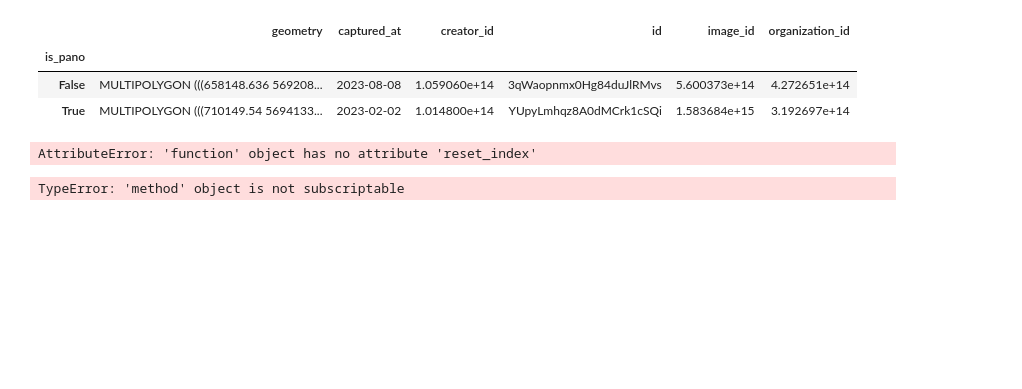
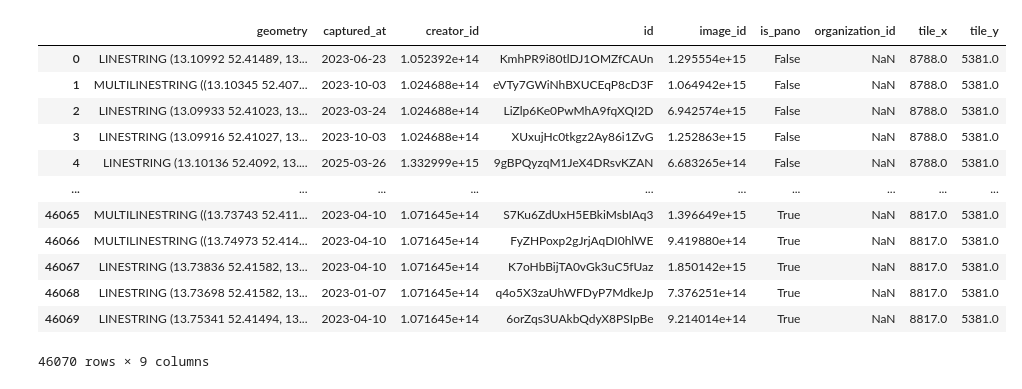
Before and after one commit to vizsim/mapillary_coverage, a Jupyter notebook: 2_create_buffer_coverage.ipynb, the cells around one changed output. Drawn from its saved outputs; the diff is of its cells as text; code cells hidden in the pictures; blank space fills up the shorter version.

Commit message:
cleaning up, new env and finally created csv output

```diff
--- a/2_create_buffer_coverage.ipynb
+++ b/2_create_buffer_coverage.ipynb
@@ -131,15 +6,0 @@ See also https://docs.dask.org/en/stable/best-practices.html#load-data-with-dask
-# %%
-buffered_diss
-# %% [output]
-|  | geometry | captured_at | creator_id | id | image_id | organization_id |
-| is_pano |  |  |  |  |  |  |
-| False | MULTIPOLYGON (((658148.636 569208... | 2023-08-08 | 1.059060e+14 | 3qWaopnmx0Hg84duJlRMvs | 5.600373e+14 | 4.272651e+14 |
-| True | MULTIPOLYGON (((710149.54 5694133... | 2023-02-02 | 1.014800e+14 | YUpyLmhqz8A0dMCrk1cSQi | 1.583684e+15 | 3.192697e+14 |
-# %%
-buffered_diss=buffered_diss.reset_index()
-# %% [output]
-AttributeError: 'function' object has no attribute 'reset_index'
-# %%
-buffered_diss[buffered_diss["is_pano"]==True].plot()
-# %% [output]
-TypeError: 'method' object is not subscriptable
@@ -145,0 +11,28 @@ TypeError: 'method' object is not subscriptable
+# %%
+#mapillary_coverage_23_bb = gpd.read_parquet("mapillary_coverage_23_bb.parquet")
+#mapillary_coverage_23_bb = gpd.read_parquet("mapillary_coverage_23_germany_2025-03-30.parquet")
+
+#mapillary_coverage = gpd.read_parquet("mapillary_coverage_alltime_berlin_2025-04-02.parquet")
+
+#mapillary_coverage = gpd.read_parquet("output_germany/mapillary_coverage_from23-01-01_germany_combined_output_full_april.parquet")
+
+mapillary_coverage = gpd.read_parquet("output_berlin_2025-05-10_combined/mapillary_coverage_from23-01-01_berlin_combined_output_full_2025-05-10.parquet")
+
+
+#mapillary_coverage_23_bb.plot()
+
+mapillary_coverage
+# %% [output]
+|  | geometry | captured_at | creator_id | id | image_id | is_pano | organization_id | tile_x | tile_y |
+| 0 | LINESTRING (13.10992 52.41489, 13... | 2023-06-23 | 1.052392e+14 | KmhPR9i80tlDJ1OMZfCAUn | 1.295554e+15 | False | NaN | 8788.0 | 5381.0 |
+| 1 | MULTILINESTRING ((13.10345 52.407... | 2023-10-03 | 1.024688e+14 | eVTy7GWiNhBXUCEqP8cD3F | 1.064942e+15 | False | NaN | 8788.0 | 5381.0 |
+| 2 | LINESTRING (13.09933 52.41023, 13... | 2023-03-24 | 1.024688e+14 | LiZlp6Ke0PwMhA9fqXQI2D | 6.942574e+15 | False | NaN | 8788.0 | 5381.0 |
+| 3 | LINESTRING (13.09916 52.41027, 13... | 2023-10-03 | 1.024688e+14 | XUxujHc0tkgz2Ay86i1ZvG | 1.252863e+15 | False | NaN | 8788.0 | 5381.0 |
+| 4 | LINESTRING (13.10136 52.4092, 13.... | 2025-03-26 | 1.332999e+15 | 9gBPQyzqM1JeX4DRsvKZAN | 6.683265e+14 | False | NaN | 8788.0 | 5381.0 |
+| ... | ... | ... | ... | ... | ... | ... | ... | ... | ... |
+| 46065 | MULTILINESTRING ((13.73743 52.411... | 2023-04-10 | 1.071645e+14 | S7Ku6ZdUxH5EBkiMsbIAq3 | 1.396649e+15 | True | NaN | 8817.0 | 5381.0 |
+| 46066 | MULTILINESTRING ((13.74973 52.414... | 2023-04-10 | 1.071645e+14 | FyZHPoxp2gJrjAqDI0hlWE | 9.419880e+14 | True | NaN | 8817.0 | 5381.0 |
+| 46067 | LINESTRING (13.73836 52.41582, 13... | 2023-04-10 | 1.071645e+14 | K7oHbBijTA0vGk3uC5fUaz | 1.850142e+15 | True | NaN | 8817.0 | 5381.0 |
+| 46068 | LINESTRING (13.73698 52.41582, 13... | 2023-01-07 | 1.071645e+14 | q4o5X3zaUhWFDyP7MdkeJp | 7.376251e+14 | True | NaN | 8817.0 | 5381.0 |
+| 46069 | LINESTRING (13.75341 52.41494, 13... | 2023-04-10 | 1.071645e+14 | 6orZqs3UAkbQdyX8PSIpBe | 9.214014e+14 | True | NaN | 8817.0 | 5381.0 |
+46070 rows × 9 columns
```
Also changed, not shown: parts of 19 cells of this notebook, 6 other files.
